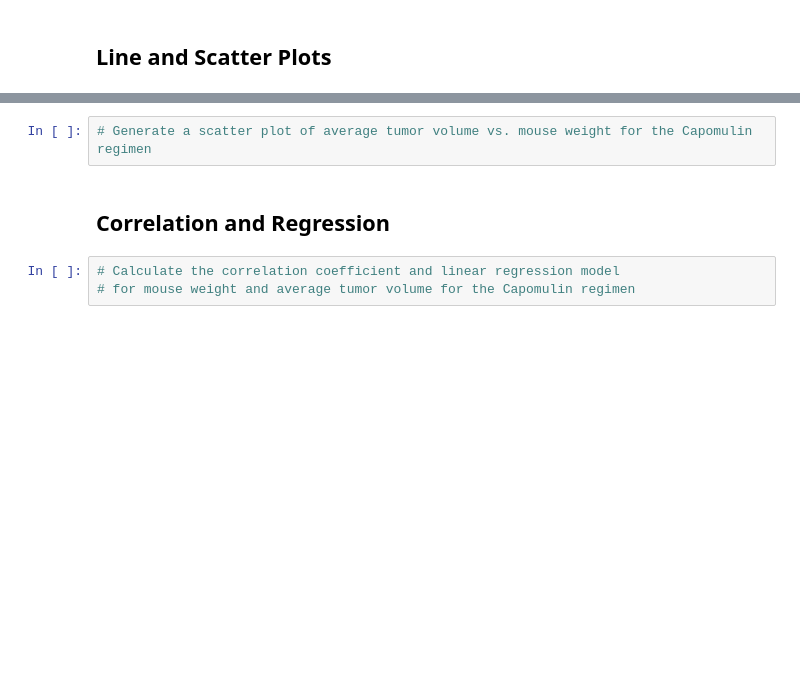
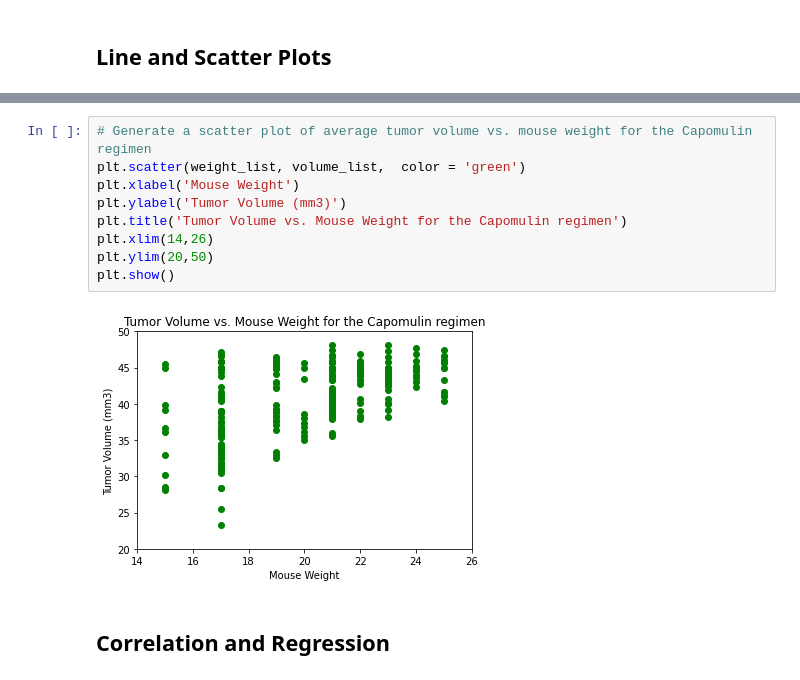
Before and after one commit to ElizaDeBarros/Matplotlib_challenge, a Jupyter notebook: Pymaceuticals/pymaceuticals_starter.ipynb, the cells around one changed output, grey strips where cells are left out. Cells and saved outputs as stored; diff of their text form; blank space fills up the shorter version.

```diff
--- a/Pymaceuticals/pymaceuticals_starter.ipynb
+++ b/Pymaceuticals/pymaceuticals_starter.ipynb
@@ -272,7 +357,13 @@ SyntaxError: invalid syntax (<ipython-input-88-ddaadec8dfca>, line 6)
 # %%
 # Generate a scatter plot of average tumor volume vs. mouse weight for the Capomulin regimen
+plt.scatter(weight_list, volume_list,  color = 'green')
+plt.xlabel('Mouse Weight')
+plt.ylabel('Tumor Volume (mm3)')
+plt.title('Tumor Volume vs. Mouse Weight for the Capomulin regimen')
+plt.xlim(14,26)
+plt.ylim(20,50)
+plt.show()
+# %% [output]
+[figure, added]
 # %% [markdown]
 ## Correlation and Regression
-# %%
-# Calculate the correlation coefficient and linear regression model
-# for mouse weight and average tumor volume for the Capomulin regimen
```
Also changed, not shown: parts of 17 cells of this notebook.
